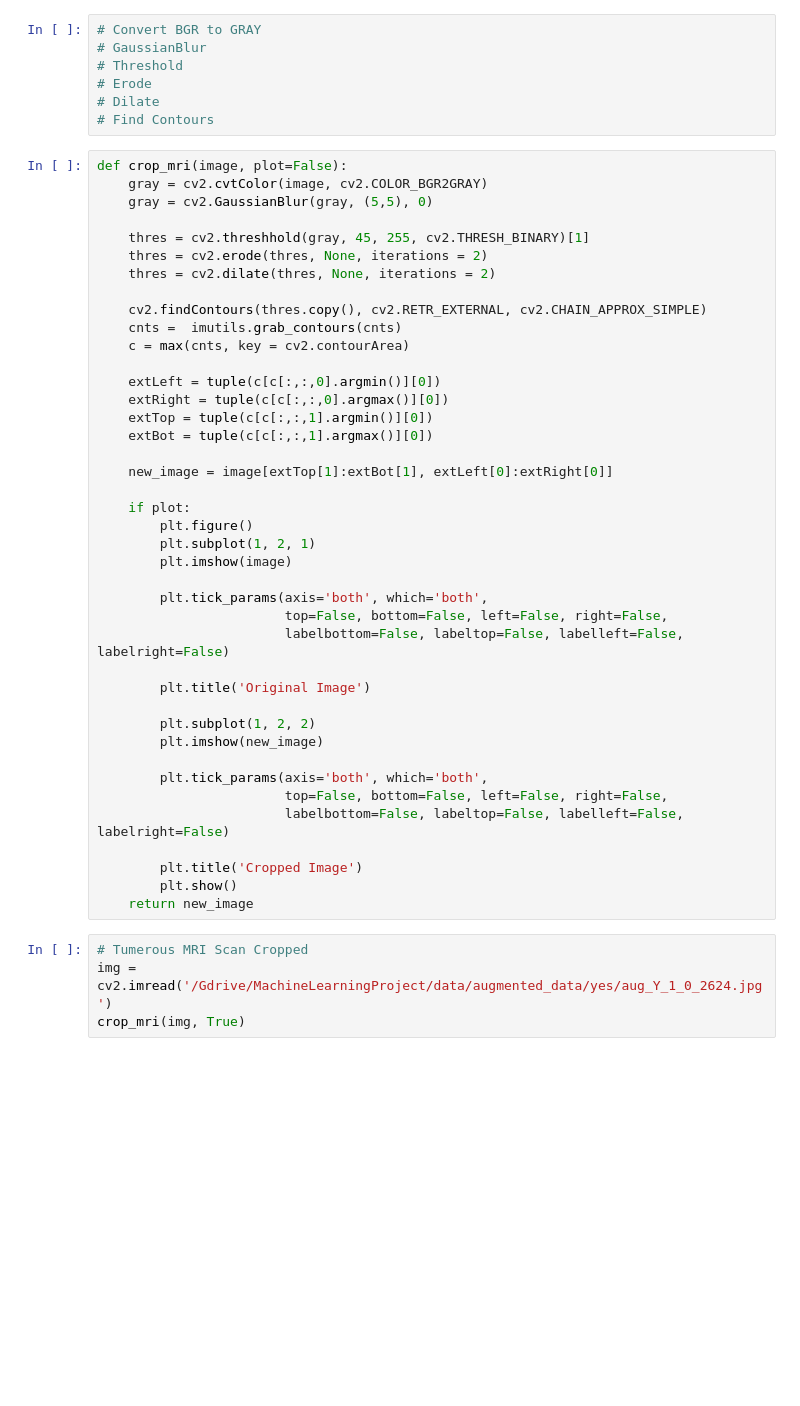
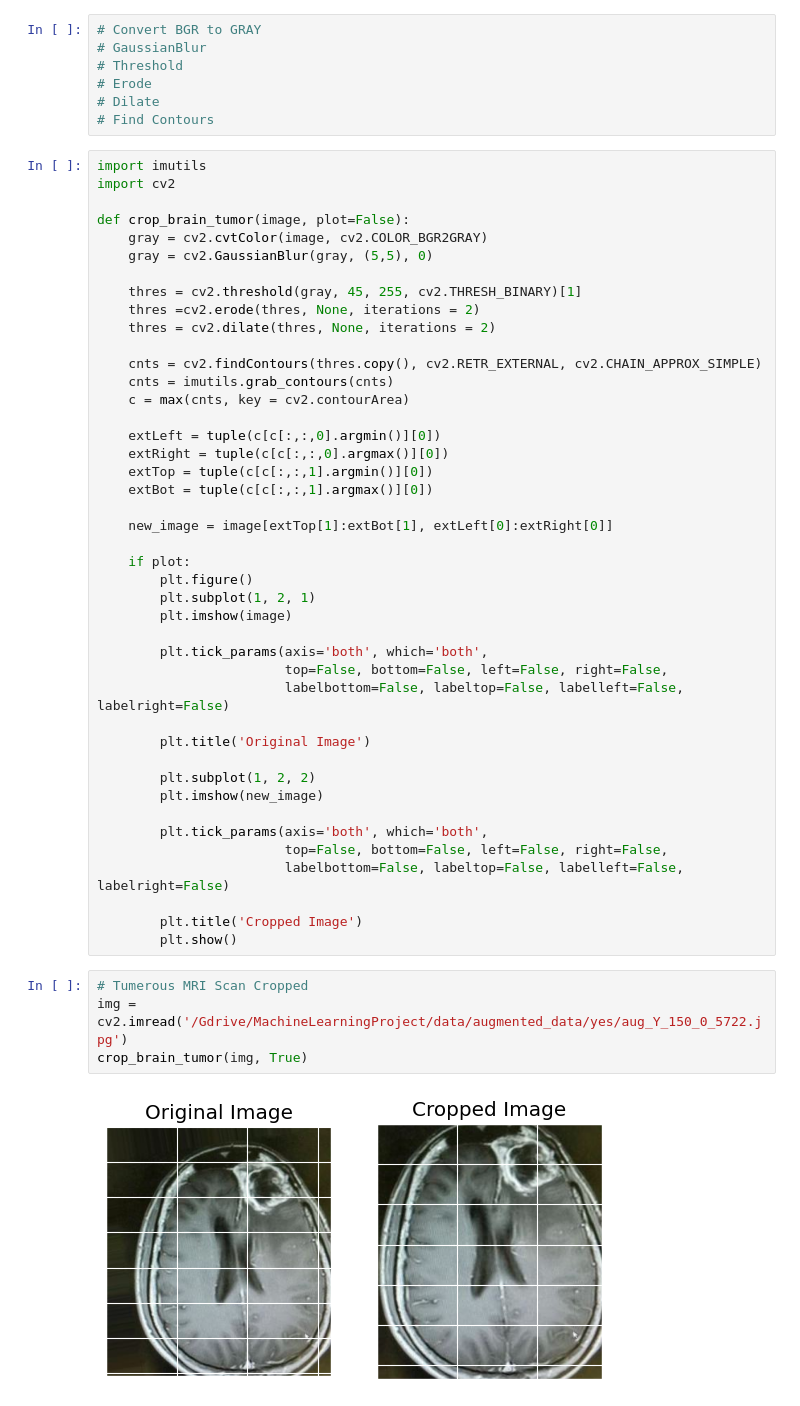
Before and after one commit to BhadrinathKS/Brain-Tumor-Detection, a Jupyter notebook: BrainTumorDetection.ipynb, the cells around one changed output. Saved outputs shown, nothing was run; the diff lists cells and outputs as text; blank space fills up the shorter version.

```diff
--- a/BrainTumorDetection.ipynb
+++ b/BrainTumorDetection.ipynb
@@ -208,16 +224,19 @@ plt.title("Count of Tumerous Brain Images")
 # Dilate
 # Find Contours
 # %%
-def crop_mri(image, plot=False):
+import imutils
+import cv2
+
+def crop_brain_tumor(image, plot=False):
     gray = cv2.cvtColor(image, cv2.COLOR_BGR2GRAY)
     gray = cv2.GaussianBlur(gray, (5,5), 0)
 
-    thres = cv2.threshhold(gray, 45, 255, cv2.THRESH_BINARY)[1]
-    thres = cv2.erode(thres, None, iterations = 2)
+    thres = cv2.threshold(gray, 45, 255, cv2.THRESH_BINARY)[1]
+    thres =cv2.erode(thres, None, iterations = 2)
     thres = cv2.dilate(thres, None, iterations = 2)
 
-    cv2.findContours(thres.copy(), cv2.RETR_EXTERNAL, cv2.CHAIN_APPROX_SIMPLE)
-    cnts =  imutils.grab_contours(cnts)
+    cnts = cv2.findContours(thres.copy(), cv2.RETR_EXTERNAL, cv2.CHAIN_APPROX_SIMPLE)
+    cnts = imutils.grab_contours(cnts)
     c = max(cnts, key = cv2.contourArea)
 
     extLeft = tuple(c[c[:,:,0].argmin()][0])
@@ -247,10 +266,11 @@ def crop_mri(image, plot=False):
 
         plt.title('Cropped Image')
         plt.show()
-    return new_image
 # %%
 # Tumerous MRI Scan Cropped
-img = cv2.imread('/Gdrive/MachineLearningProject/data/augmented_data/yes/aug_Y_1_0_2624.jpg')
-crop_mri(img, True)
+img = cv2.imread('/Gdrive/MachineLearningProject/data/augmented_data/yes/aug_Y_150_0_5722.jpg')
+crop_brain_tumor(img, True)
+# %% [output]
+[figure, added]
 # %%
 # Non-Tumerous MRI Scan Cropped
```
Also changed, not shown: parts of 9 cells of this notebook.
